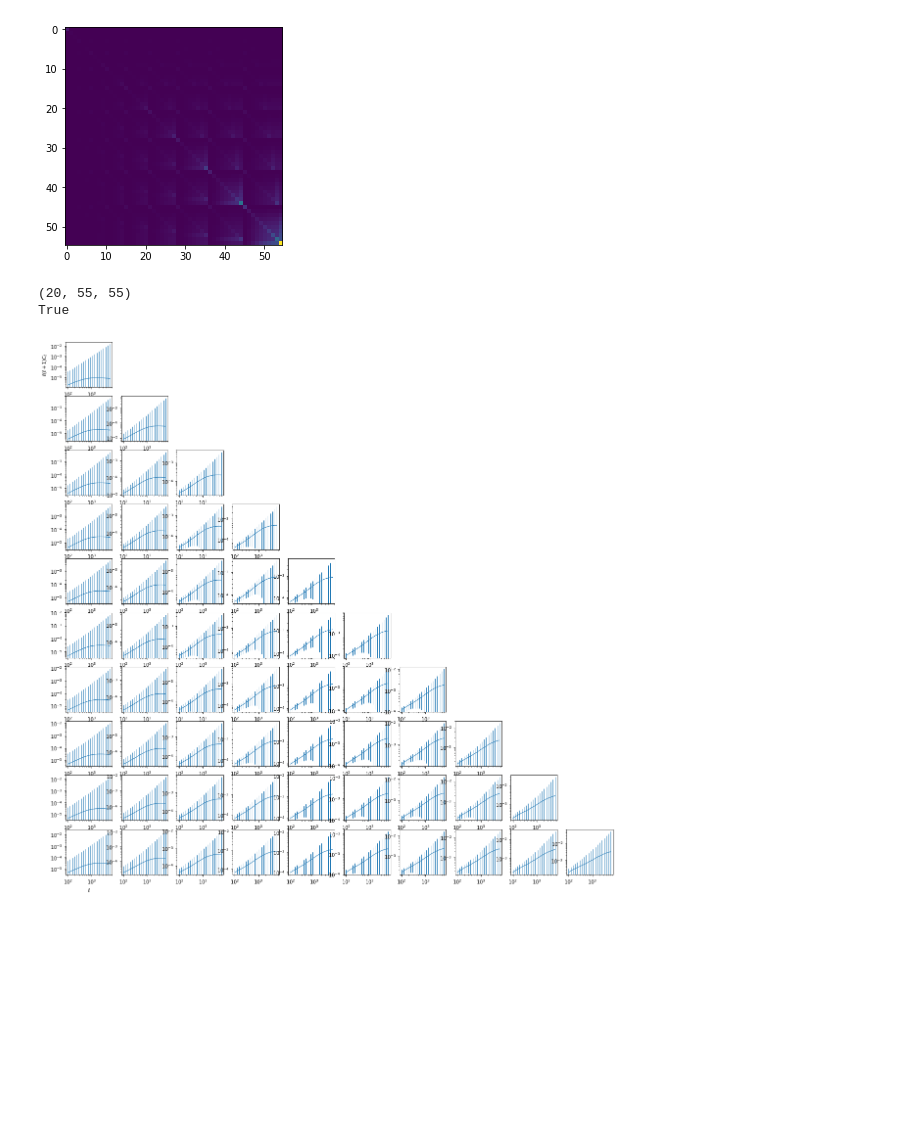
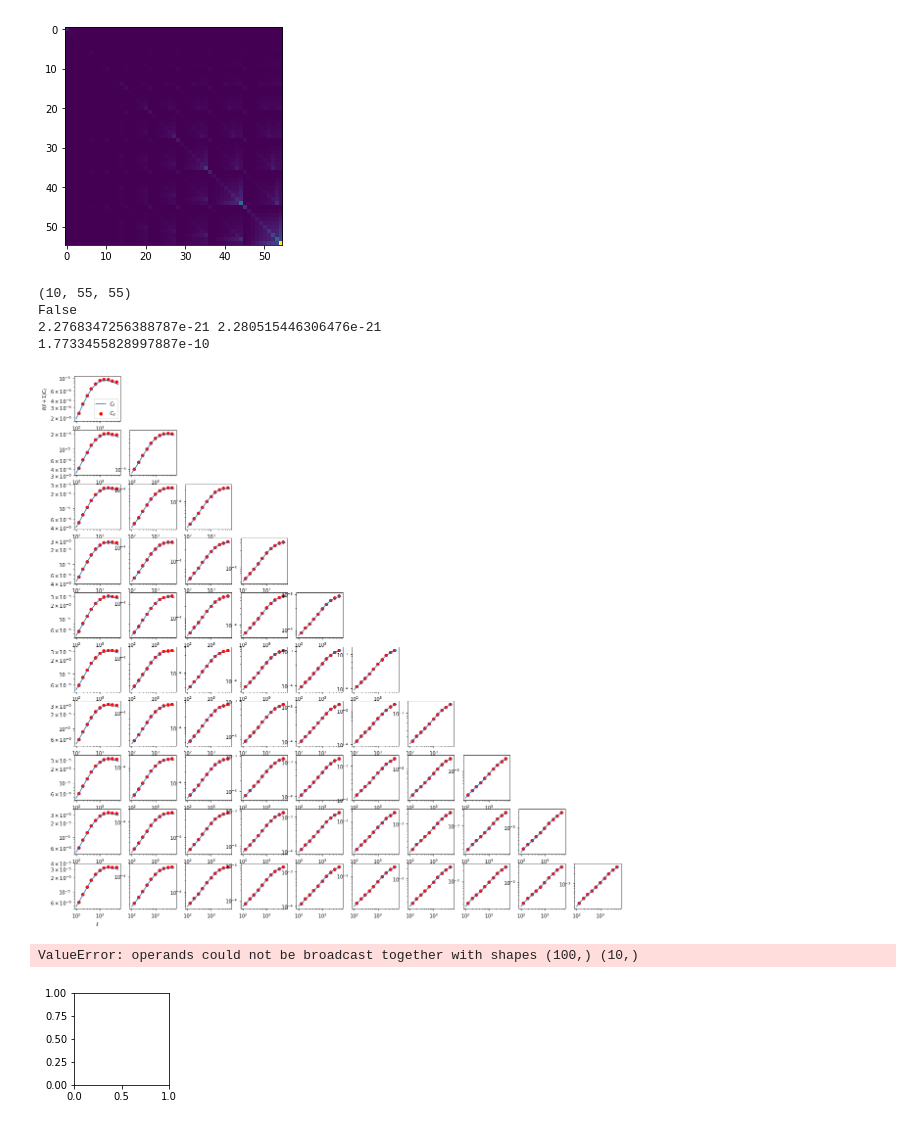
Before and after one commit to ErikOsinga/master_research_project, a Jupyter notebook: learning_purposes/ccl/generate_cl.ipynb, the cells around one changed output. Cells and saved outputs as stored; diff of their text form; code cells hidden in the pictures; blank space fills up the shorter version.

```diff
--- a/learning_purposes/ccl/generate_cl.ipynb
+++ b/learning_purposes/ccl/generate_cl.ipynb
@@ -25,7 +23,7 @@ def euclid_ccl(Omega_c, sigma8):
         dNdzs[i,:] /=  dNdzs[i,:].sum()
 
     #ell = np.arange(100,5000)
-    ell = np.logspace(np.log10(100),np.log10(6000),20)
+    ell = np.logspace(np.log10(100),np.log10(6000),100)
     shears = []
     for i in range(10):
 
@@ -189,35 +271,69 @@ plt.imshow(cov_cl_holder[0])
 <matplotlib.image.AxesImage at 0x...>
 [figure]
 # %%
-print (np.shape(cov_cl_holder))
+print (np.shape(cov_Cb_holder))
 # check if matrix is symmetric
-print (numpy.allclose(cov_cl_holder[0], cov_cl_holder[0].T, atol=np.min(cov_cl_holder)/10))
+print (numpy.allclose(cov_Cb_holder[0], cov_Cb_holder[0].T, atol=np.min(cov_Cb_holder)))
+print (cov_Cb_holder[0][1,0], cov_Cb_holder[0][0,1])
+
+print (Cbs[0][0])
 # %% [output]
-(20, 55, 55)
-True
+(10, 55, 55)
+False
+2.2768347256388787e-21 2.280515446306476e-21
+1.7733455828997887e-10
+# %%
+fig = plt.figure(figsize=(20,20))
+counter = 0
+
+ell_centers = .5*(ell_bin_edges[1:] + ell_bin_edges[:-1])
+
+for i in range(10):
+        for j in range(0,i+1):
+            ax = plt.subplot2grid((10,10), (i,j))
+            # plot Cl vs ell
+            ax.loglog(ells, ells*(ells+1)*Cls[counter],label='$C_\ell$')
+            # Plot Cb as well, as points centered on each bin
+            ax.scatter(ell_centers,ell_centers*(ell_centers+1)*CB[i,j,:],color='r',label='$C_b$')
+
+            #x.set_yscale('log')
+            #x.set_xscale('log')
+            if i == 0 and j == 0:
+                ax.set_ylabel('$\ell  (\ell + 1) C_\ell$')
+                ax.legend()
+            if i == 9 and j == 0:
+                ax.set_xlabel('$\ell$')
+
+            counter += 1
+
+plt.savefig('./cb_and_cl.png')
+# %% [output]
+[figure, added]
 # %%
 fig = plt.figure(figsize=(20,20))
 counter = 0
+bs = np.arange(0,len(ell_bin_edges)-1)
 for i in range(10):
         for j in range(0,i+1):
             ax = plt.subplot2grid((10,10), (i,j))
             # plot Cl vs ell
             # plot error as 1 sigma errorbar, diagonal terms only
-            onesigma = np.sqrt(cov_cl_holder[:,counter,counter])
-            ax.errorbar(ells, ells*(ells+1)*Cls_original[counter], yerr=ells*(ells+1)*onesigma,fmt='-',lw=1)
+            onesigma = np.sqrt(cov_Cb_holder[:,counter,counter])
+            ax.errorbar(ells, ells*(ells+1)*Cbs_original[counter], yerr=ells*(ells+1)*onesigma,fmt='-',lw=1)
             ax.set_yscale('log')
             ax.set_xscale('log')
             if i == 0 and j == 0:
                 ax.set_ylabel('$\ell  (\ell + 1) C_\ell$')
             if i == 9 and j == 0:
                 ax.set_xlabel('$\ell$')
 
             counter += 1
 
-plt.savefig('./c_ell_errorbars.pdf')
-plt.savefig('./c_ell_errorbars.png')
+plt.savefig('./cb_errorbars.pdf')
+plt.savefig('./cb_errorbars.png')
 # %% [output]
+ValueError: operands could not be broadcast together with shapes (100,) (10,)
-[figure, old version]
+[figure, new version]
 # %%
 i = 1
 j = 1
```
Also changed, not shown: parts of 11 cells of this notebook, 17 other files.
